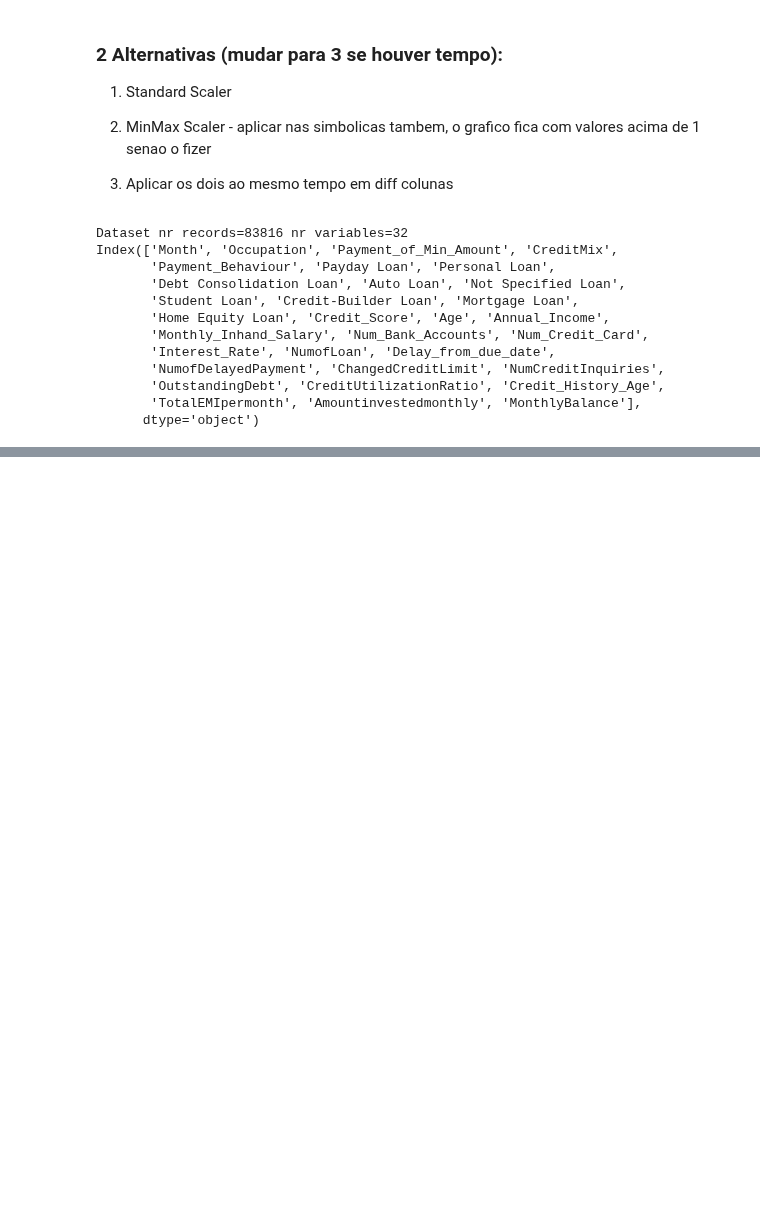
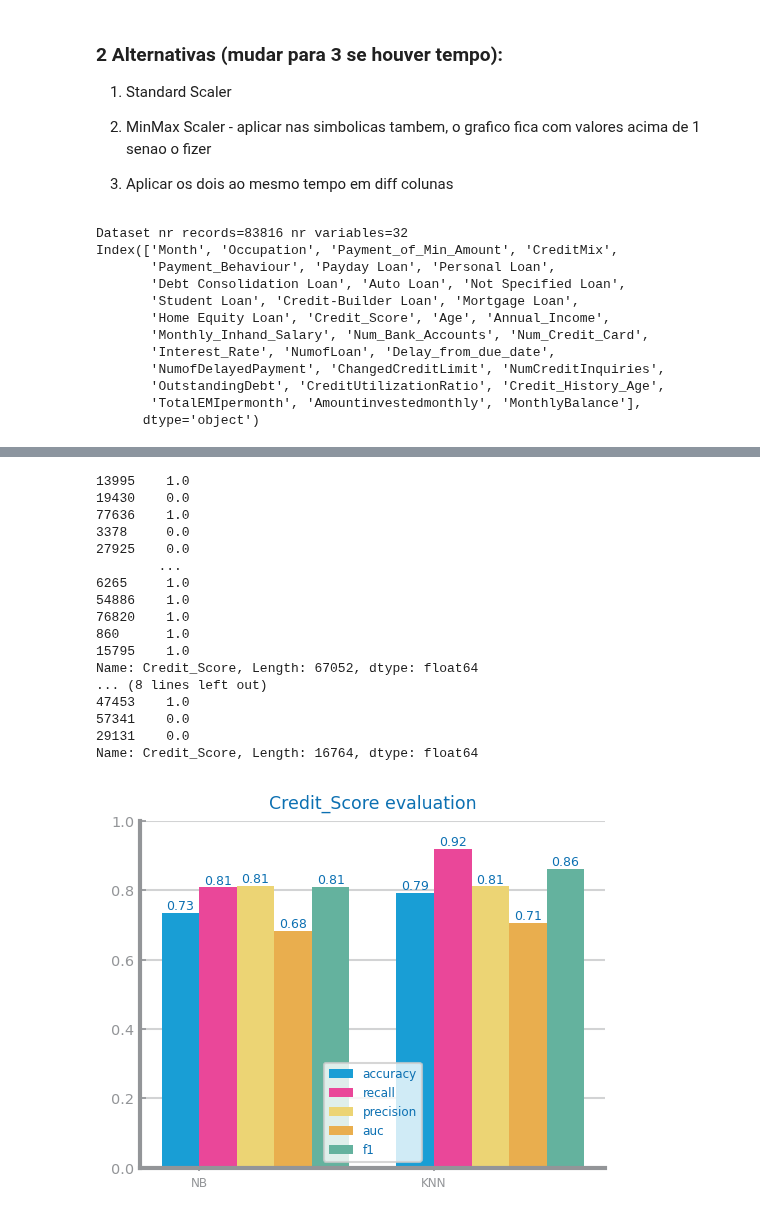
Before and after one commit to franciscoAbreuTecnico/Data-Science-IST, a Jupyter notebook: dataset_services/data_scaling.ipynb, the cells around one changed output, grey strips where cells are left out. Saved outputs shown, nothing was run; the diff lists cells and outputs as text; code cells hidden in the pictures; blank space fills up the shorter version.

```diff
--- a/dataset_services/data_scaling.ipynb
+++ b/dataset_services/data_scaling.ipynb
@@ -76,33 +137,53 @@ df_zscore.to_csv(f"data_preparation_csvs/scaling_csvs/data_scaled_zscore_alt1.cs
 # %%
-# Alternativa 2
+# Alternativa 2 - fa
 
 transf: MinMaxScaler = MinMaxScaler(feature_range=(0, 1), copy=True)
 
 integer_data_2 = data_outliers[nonScalerColumns]
 # Drop the integer columns from the dataset
 df_minmax  = data_outliers.drop(columns=nonScalerColumns)
 # Perform scaling
 df_minmax  = pd.DataFrame(transf.fit_transform(df_minmax), columns=df_minmax.columns)
 # Append the integer columns back to the dataset
-df_minmax [nonScalerColumns] = integer_data
+df_minmax [nonScalerColumns] = integer_data_2
 
 df_minmax.to_csv(f"data_preparation_csvs/scaling_csvs/data_scaled_minmax_alt2.csv", index=False)
 
-# ## Separate into Train and Test and save in different files
-# train_data2, test_data2 = train_test_split(df_minmax, test_size=0.2, random_state=42)
+## Separate into Train and Test and save in different files
+train_data2, test_data2 = train_test_split(df_minmax, test_size=0.2, random_state=42)
 
-# ## Save the training and testing sets to CSV files
-# train_data2.to_csv('data_preparation_csvs/scaling_csvs/train_data_scaled_minmax_alt2.csv', index=False)
-# test_data2.to_csv('data_preparation_csvs/scaling_csvs/test_data_scaled_minmax_alt2.csv', index=False)
+## Save the training and testing sets to CSV files
+train_data2.to_csv('data_preparation_csvs/scaling_csvs/train_data_scaled_minmax_alt2.csv', index=False)
+test_data2.to_csv('data_preparation_csvs/scaling_csvs/test_data_scaled_minmax_alt2.csv', index=False)
+print(train_data2['Credit_Score'])
+print(test_data2['Credit_Score'])
+## Evaluate Approach
+file_tag = "Credit_Score"
+target = "Credit_Score"
 
-# ## Evaluate Approach
-# file_tag = "Credit_Score"
-# target = "Credit_Score"
-
-# figure()
-# eval: dict[str, list] = dslabs.evaluate_approach(train_data2, train_data2, target=target, metric="recall")
-# dslabs.plot_multibar_chart(
-#     ["NB", "KNN"], eval, title=f"{file_tag} evaluation", percentage=True
-# )
-# savefig(f"data_preparation_images/scaling_result/data_scaled_minmax_alt2_eval.png")
-# show()
+figure()
+eval: dict[str, list] = dslabs.evaluate_approach(train_data2, test_data2, target=target, metric="recall")
+dslabs.plot_multibar_chart(
+    ["NB", "KNN"], eval, title=f"{file_tag} evaluation", percentage=True
+)
+savefig(f"data_preparation_images/scaling_result/data_scaled_minmax_alt2_eval.png")
+show()
+# %% [output]
+13995    1.0
+19430    0.0
+77636    1.0
+3378     0.0
+27925    0.0
+        ...
+6265     1.0
+54886    1.0
+76820    1.0
+860      1.0
+15795    1.0
+Name: Credit_Score, Length: 67052, dtype: float64
+... (8 lines left out)
+47453    1.0
+57341    0.0
+29131    0.0
+Name: Credit_Score, Length: 16764, dtype: float64
+[figure, added]
```
Also changed, not shown: parts of 5 cells of this notebook, 3 other files.
